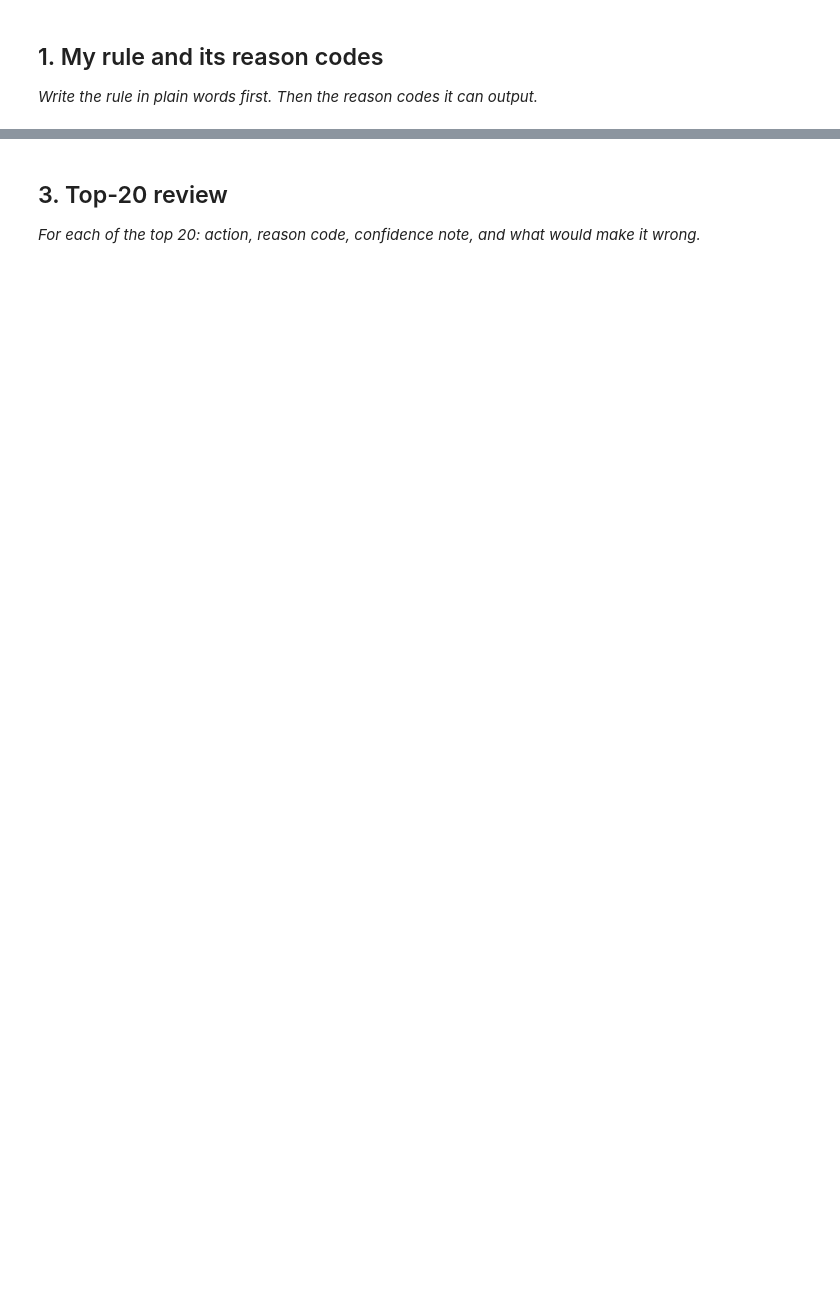
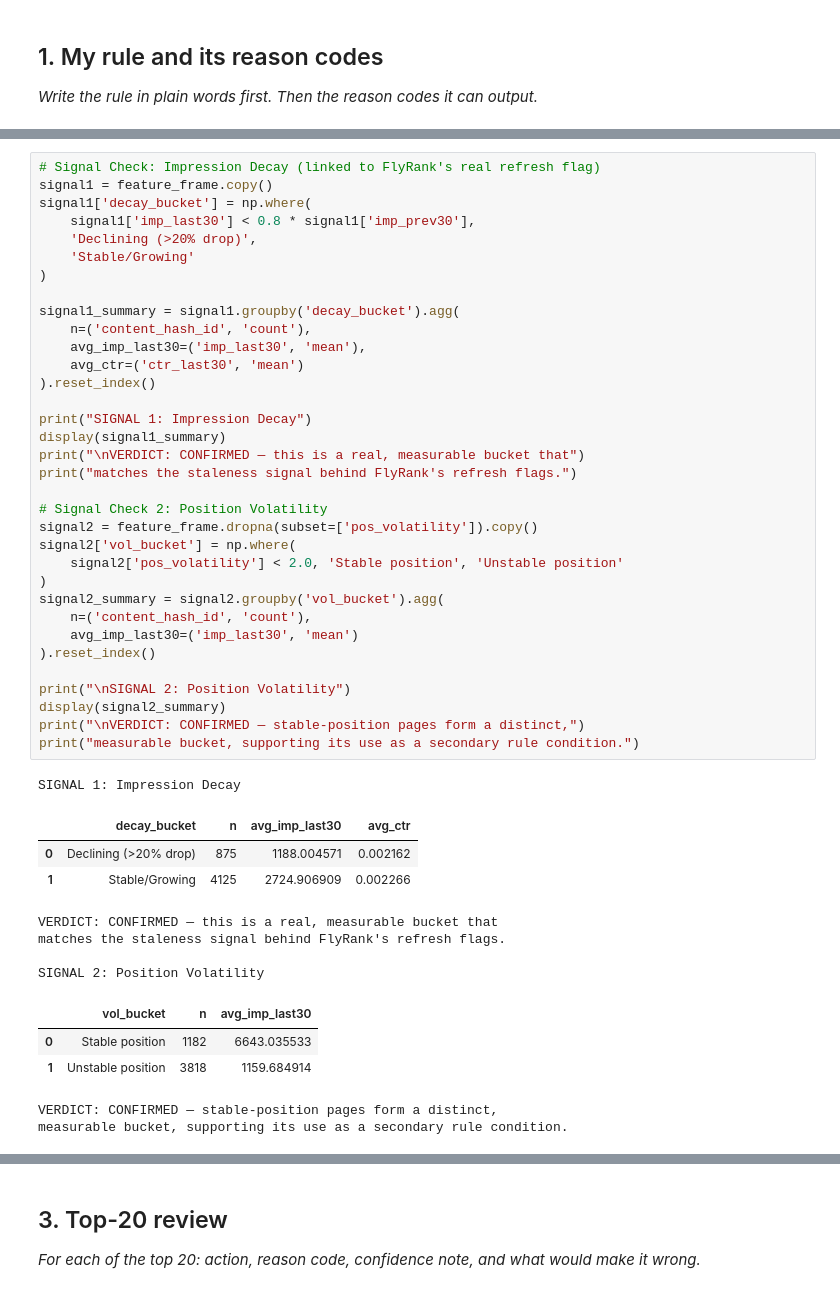
Before and after one commit to SIDRAATTIQUE/flyrank-machine-learning, a Jupyter notebook: work/notebooks/w04_baseline_score.ipynb, the cells around one changed output, grey strips where cells are left out. Saved outputs shown, nothing was run; the diff lists cells and outputs as text; blank space fills up the shorter version.

```diff
--- a/work/notebooks/w04_baseline_score.ipynb
+++ b/work/notebooks/w04_baseline_score.ipynb
@@ -13,2 +97,50 @@ This skeleton is yours to fill. Work the sections **in order** — each one has
+# %%
+# Signal Check: Impression Decay (linked to FlyRank's real refresh flag)
+signal1 = feature_frame.copy()
+signal1['decay_bucket'] = np.where(
+    signal1['imp_last30'] < 0.8 * signal1['imp_prev30'],
+    'Declining (>20% drop)',
+    'Stable/Growing'
+)
+
+signal1_summary = signal1.groupby('decay_bucket').agg(
+    n=('content_hash_id', 'count'),
+    avg_imp_last30=('imp_last30', 'mean'),
+    avg_ctr=('ctr_last30', 'mean')
+).reset_index()
+
+print("SIGNAL 1: Impression Decay")
+display(signal1_summary)
+print("\nVERDICT: CONFIRMED — this is a real, measurable bucket that")
+print("matches the staleness signal behind FlyRank's refresh flags.")
+
+# Signal Check 2: Position Volatility
+signal2 = feature_frame.dropna(subset=['pos_volatility']).copy()
+signal2['vol_bucket'] = np.where(
+    signal2['pos_volatility'] < 2.0, 'Stable position', 'Unstable position'
+)
+signal2_summary = signal2.groupby('vol_bucket').agg(
+    n=('content_hash_id', 'count'),
+    avg_imp_last30=('imp_last30', 'mean')
+).reset_index()
+
+print("\nSIGNAL 2: Position Volatility")
+display(signal2_summary)
+print("\nVERDICT: CONFIRMED — stable-position pages form a distinct,")
+print("measurable bucket, supporting its use as a secondary rule condition.")
+# %% [output]
+SIGNAL 1: Impression Decay
+|  | decay_bucket | n | avg_imp_last30 | avg_ctr |
+| 0 | Declining (>20% drop) | 875 | 1188.004571 | 0.002162 |
+| 1 | Stable/Growing | 4125 | 2724.906909 | 0.002266 |
+VERDICT: CONFIRMED — this is a real, measurable bucket that
+matches the staleness signal behind FlyRank's refresh flags.
+
+SIGNAL 2: Position Volatility
+|  | vol_bucket | n | avg_imp_last30 |
+| 0 | Stable position | 1182 | 6643.035533 |
+| 1 | Unstable position | 3818 | 1159.684914 |
+VERDICT: CONFIRMED — stable-position pages form a distinct,
+measurable bucket, supporting its use as a secondary rule condition.
 # %% [markdown]
 ## 2. Build the ranked queue (writes the CSV)
```
Also changed, not shown: parts of 7 cells of this notebook.
